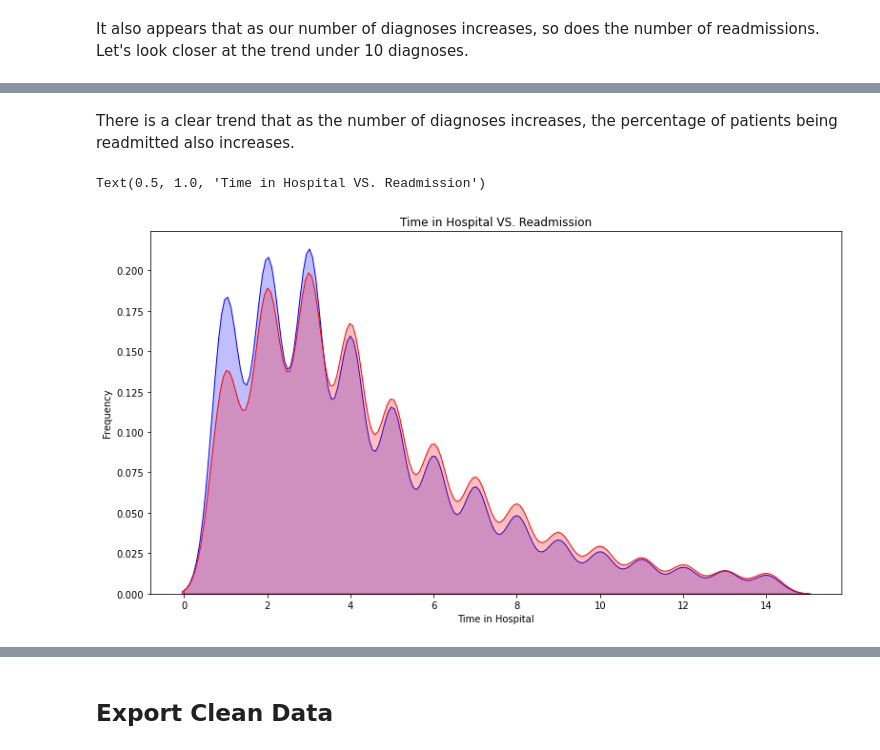
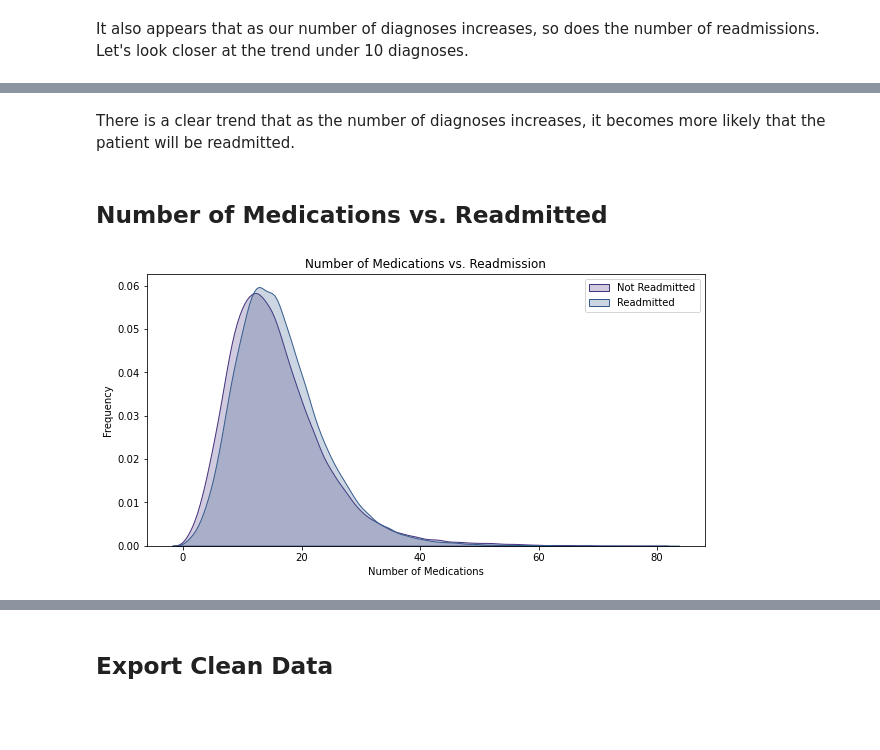
Before and after one commit to Sammyknee/diabetes-readmissions, a Jupyter notebook: Diabetes_Readmissions_EDA.ipynb, the cells around one changed output, grey strips where cells are left out. Saved outputs shown, nothing was run; the diff lists cells and outputs as text; code cells hidden in the pictures; blank space fills up the shorter version.

```diff
--- a/Diabetes_Readmissions_EDA.ipynb
+++ b/Diabetes_Readmissions_EDA.ipynb
@@ -430,3 +439,0 @@ Index(['encounter_id', 'patient_nbr', 'race', 'gender', 'age',
-# %%
-drugs = ['metformin', 'repaglinide', 'glimepiride', 'glipizide',
-         'glyburide', 'pioglitazone', 'rosiglitazone', 'insulin']
@@ -491,10 +512,10 @@ df.head()
 # %% [markdown]
 The columns admission_type_id, discharge_disposition_id and admission_source_id are nominal values that stand for different classifications of admissions and discharges. Instead of leaving these values as numbers, since they are actually categorical, let's rename them to what each actually means. Note: we are going to use broader categories than provided to make our dataset easier to work with.
 # %%
-ID_cols = ['admission_type_id', 'discharge_disposition_id', 'admission_source_id']
+# create dictionary to recode admit ids
 
-admit_dict = {1:'Emergency', 2:'Emergency', 3:'Elective', 4:'Newborn', 5:'Unknown',
-              6:'Unknown', 7:'TraumaCenter', 8:'Unknown'}
+admit_dict = {1:'emergency', 2:'emergency', 3:'elective', 4:'newborn', 5:'unknown',
+              6:'unknown', 7:'traumacenter', 8:'unknown'}
 
 df['admission_type_id'] = df['admission_type_id'].map(admit_dict)
 # %%
@@ -532,2 +532,0 @@ Admission Source ID is really just a more detailed categorization of the admissi
-# %%
-df.drop('admission_source_id', axis=1, inplace=True)
@@ -543,0 +533,11 @@ df.head()
+# %%
+# create dictionary to recode admission source ids
+admit_source_dict = {}
+
+admit_source_dict = dict.fromkeys([1,2,3,8,13], 'referral')
+admit_source_dict.update(dict.fromkeys([7], 'emergency'))
+admit_source_dict.update(dict.fromkeys([4,5,6,8,9,10,11,12,13,14,15,
+                                        16,17,18,19,20,21,22,23,24,25,26], 'other'))
+
+
+df['admission_source_id'] = df['admission_source_id'].map(admit_source_dict)
@@ -789,11 +779,13 @@ sns.countplot(x = 'number_diagnoses',
 # %% [markdown]
-There is a clear trend that as the number of diagnoses increases, the percentage of patients being readmitted also increases.
+There is a clear trend that as the number of diagnoses increases, it becomes more likely that the patient will be readmitted.
+# %% [markdown]
+## Number of Medications vs. Readmitted
 # %%
-fig = plt.figure(figsize=(13,7),)
-ax=sns.kdeplot(df.loc[(df['readmitted'] == 0),'time_in_hospital'] , color='b',shade=True,label='Not Readmitted')
-ax=sns.kdeplot(df.loc[(df['readmitted'] == 1),'time_in_hospital'] , color='r',shade=True, label='Readmitted')
-ax.set(xlabel='Time in Hospital', ylabel='Frequency')
-plt.title('Time in Hospital VS. Readmission')
+fig = plt.figure(figsize=(10,5))
+ax=sns.kdeplot(df.loc[(df['readmitted'] == 0),'num_medications'],shade=True,label='Not Readmitted')
+ax=sns.kdeplot(df.loc[(df['readmitted'] == 1),'num_medications'],shade=True, label='Readmitted')
+ax.set(xlabel='Number of Medications', ylabel='Frequency')
+ax.legend()
+plt.title('Number of Medications vs. Readmission');
 # %% [output]
-Text(0.5, 1.0, 'Time in Hospital VS. Readmission')
-[figure, old version]
+[figure, new version]
```
Also changed, not shown: parts of 121 cells of this notebook.
